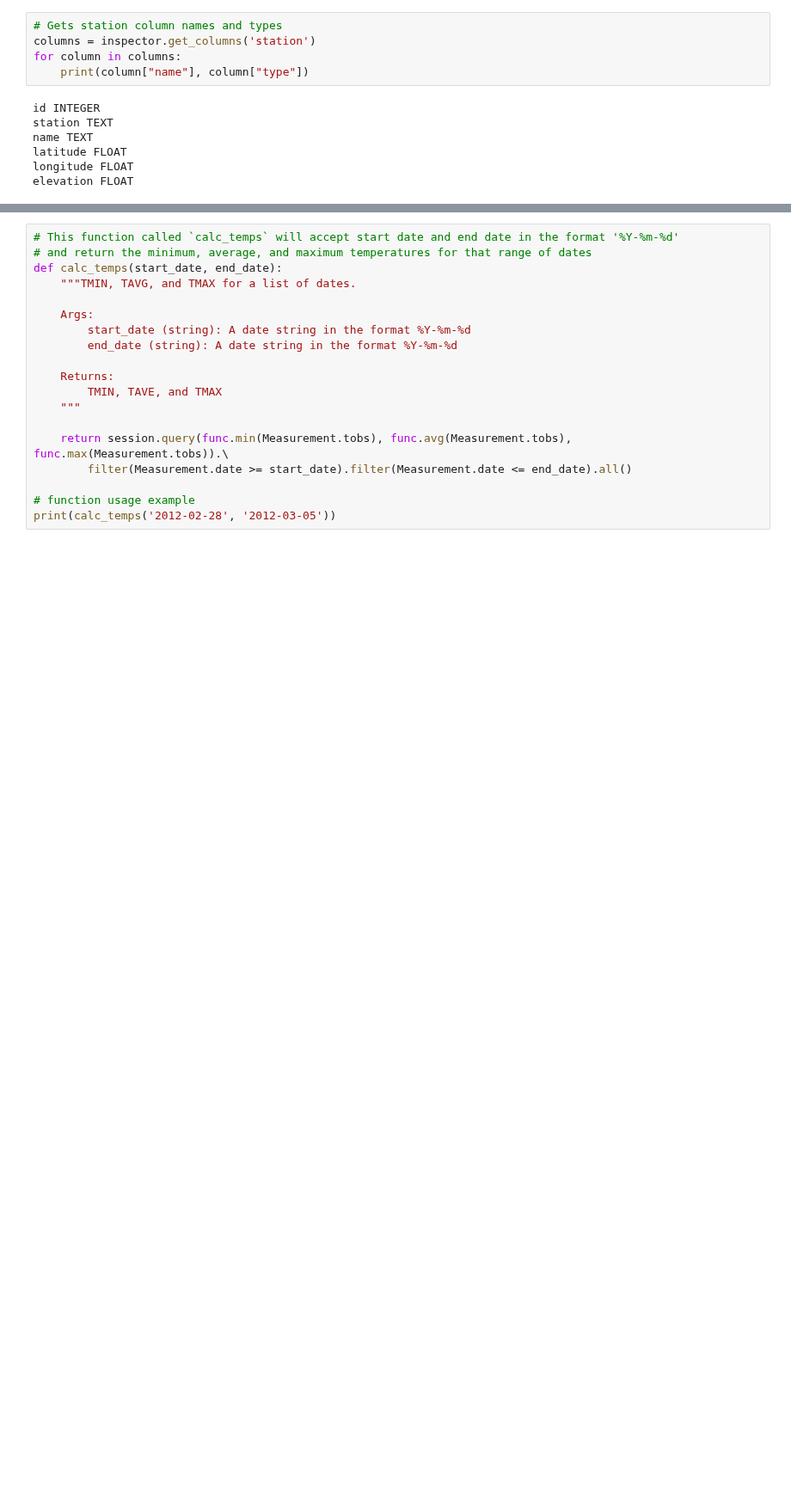
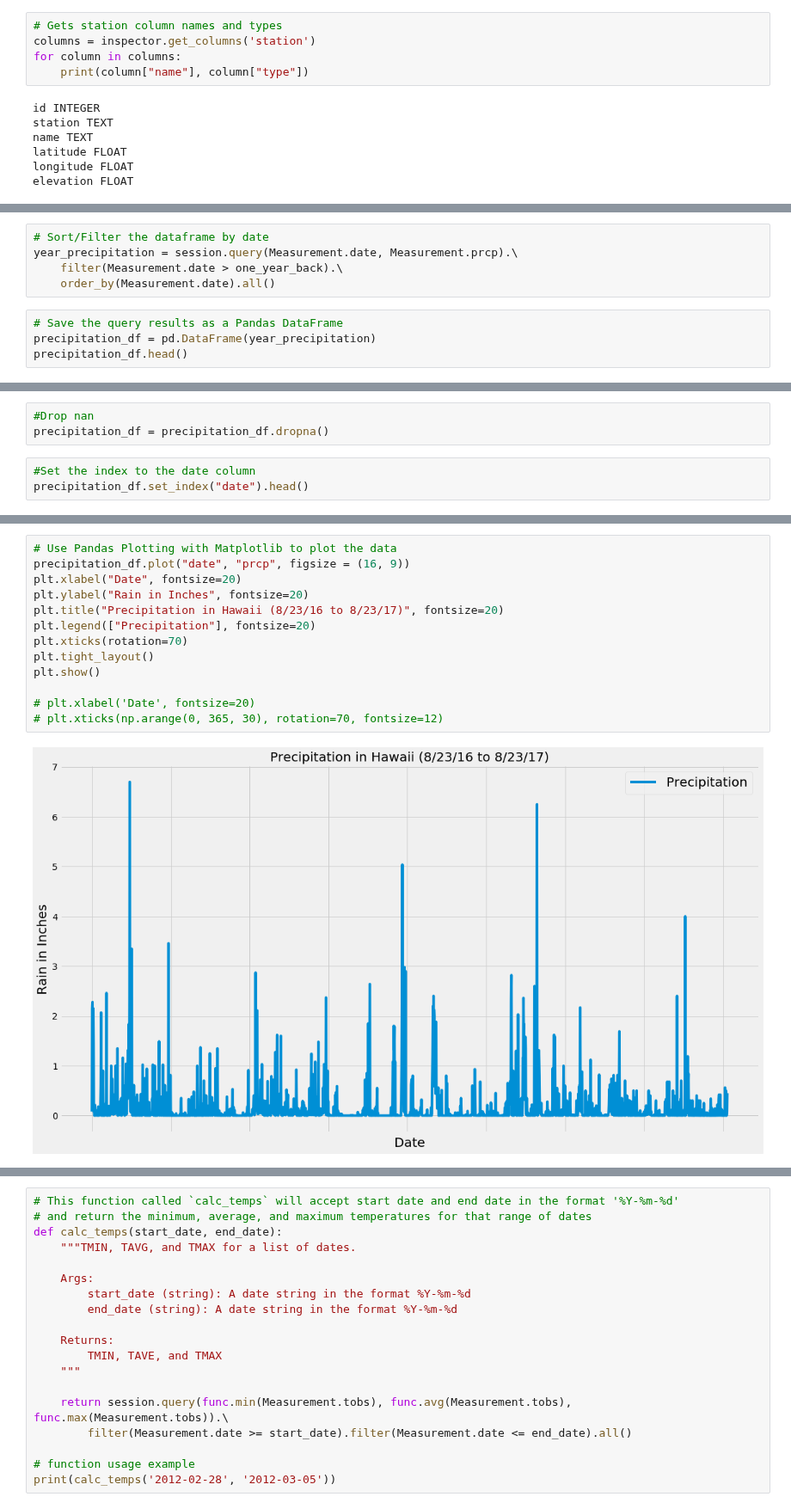
Before and after one commit to FeLowe/NW-Bootcamp-Homework, a Jupyter notebook: SQL_Advanced/climate_starter.ipynb, the cells around one changed output, grey strips where cells are left out. Shown at 86% size. Saved outputs shown, nothing was run; the diff lists cells and outputs as text; blank space fills up the shorter version.

Commit message:
pushing code and plots

```diff
--- a/SQL_Advanced/climate_starter.ipynb
+++ b/SQL_Advanced/climate_starter.ipynb
@@ -124,0 +118,9 @@ plt.show()
+# %%
+# Sort/Filter the dataframe by date
+year_precipitation = session.query(Measurement.date, Measurement.prcp).\
+    filter(Measurement.date > one_year_back).\
+    order_by(Measurement.date).all()
+# %%
+# Save the query results as a Pandas DataFrame
+precipitation_df = pd.DataFrame(year_precipitation)
+precipitation_df.head()
@@ -124,0 +134,6 @@ plt.show()
+# %%
+#Drop nan
+precipitation_df = precipitation_df.dropna()
+# %%
+#Set the index to the date column
+precipitation_df.set_index("date").head()
@@ -125,2 +148,17 @@ plt.show()
+# %%
+# Use Pandas Plotting with Matplotlib to plot the data
+precipitation_df.plot("date", "prcp", figsize = (16, 9))
+plt.xlabel("Date", fontsize=20)
+plt.ylabel("Rain in Inches", fontsize=20)
+plt.title("Precipitation in Hawaii (8/23/16 to 8/23/17)", fontsize=20)
+plt.legend(["Precipitation"], fontsize=20)
+plt.xticks(rotation=70)
+plt.tight_layout()
+plt.show()
+
+# plt.xlabel('Date', fontsize=20)
+# plt.xticks(np.arange(0, 365, 30), rotation=70, fontsize=12)
+# %% [output]
+[figure, added]
 # %%
 # Use Pandas to calcualte the summary statistics for the precipitation data
```
Also changed, not shown: parts of 31 cells of this notebook.
